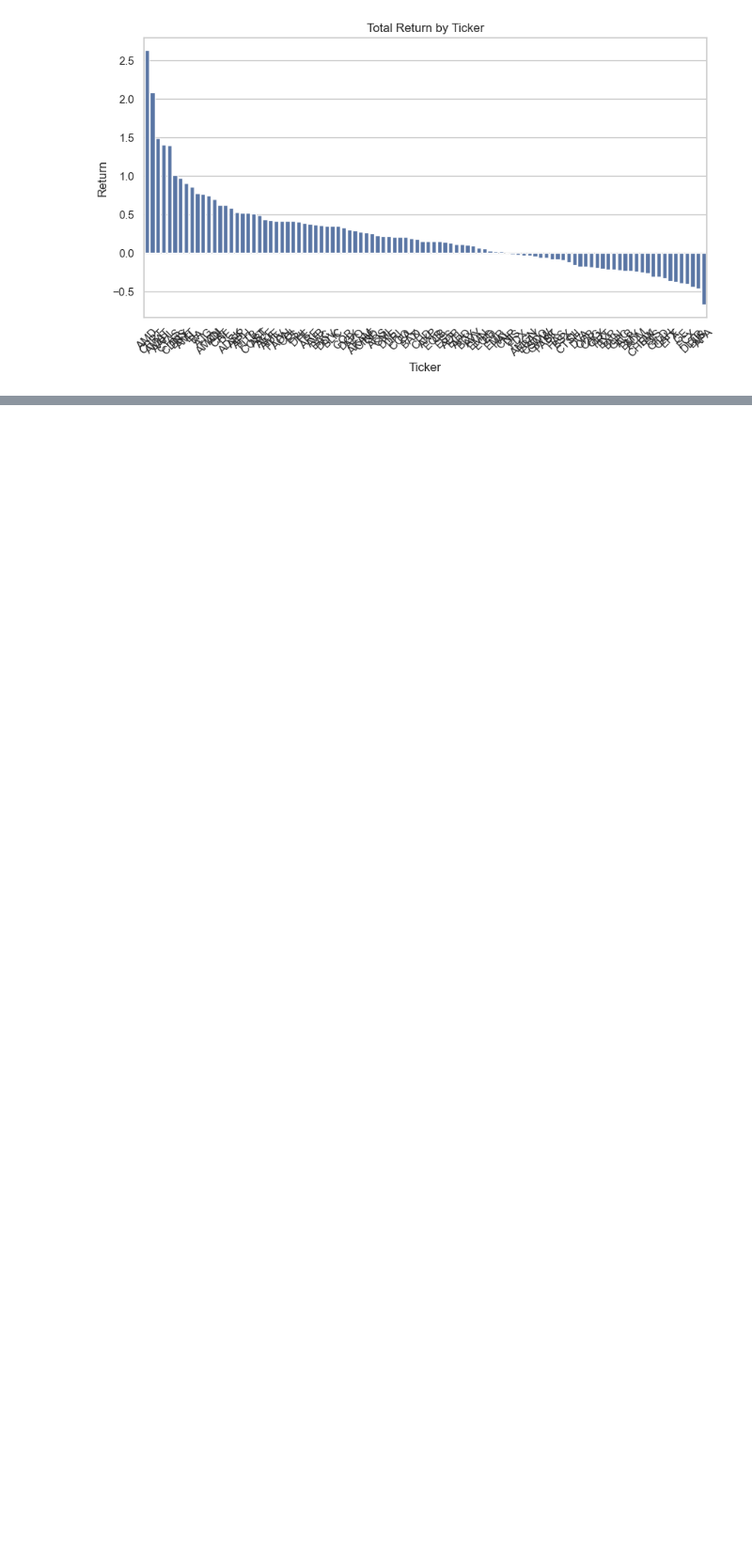
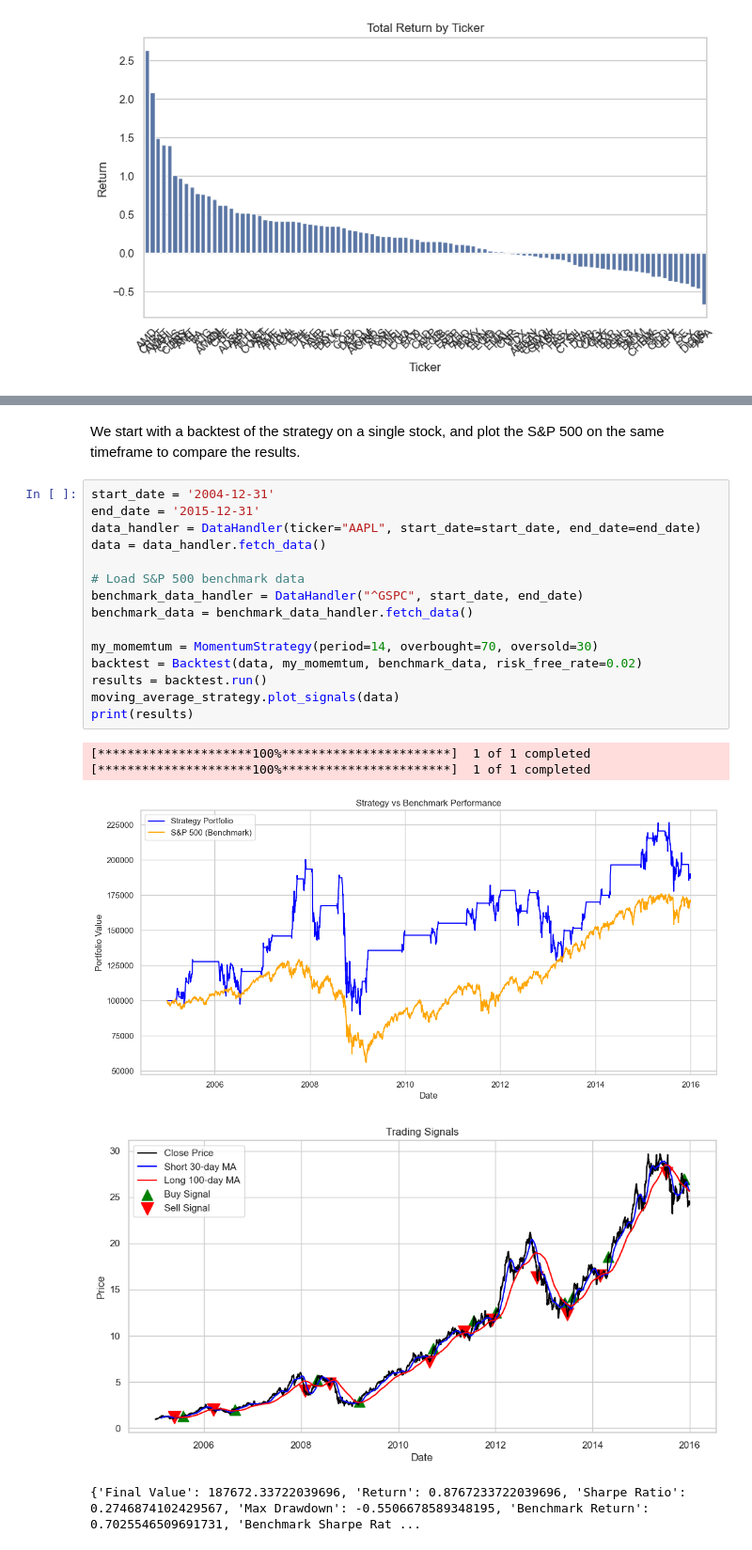
Before and after one commit to gpelleri/AMP_Algorithmic_Trading, a Jupyter notebook: strategies/Moving Averages & Momemtum.ipynb, the cells around one changed output, grey strips where cells are left out. Shown at 94% size. Drawn from its saved outputs; the diff is of its cells as text; blank space fills up the shorter version.

Commit message:
Out of sample for Momemtum

```diff
--- a/strategies/Moving Averages & Momemtum.ipynb
+++ b/strategies/Moving Averages & Momemtum.ipynb
@@ -372,0 +357,23 @@ print(performance_df)
+# %% [markdown]
+We start with a backtest of the strategy on a single stock, and plot the S&P 500 on the same timeframe to compare the results.
+# %%
+start_date = '2004-12-31'
+end_date = '2015-12-31'
+data_handler = DataHandler(ticker="AAPL", start_date=start_date, end_date=end_date)
+data = data_handler.fetch_data()
+
+# Load S&P 500 benchmark data
+benchmark_data_handler = DataHandler("^GSPC", start_date, end_date)
+benchmark_data = benchmark_data_handler.fetch_data()
+
+my_momemtum = MomentumStrategy(period=14, overbought=70, oversold=30)
+backtest = Backtest(data, my_momemtum, benchmark_data, risk_free_rate=0.02)
+results = backtest.run()
+moving_average_strategy.plot_signals(data)
+print(results)
+# %% [output]
+[*********************100%***********************]  1 of 1 completed
+[*********************100%***********************]  1 of 1 completed
+[figure, added]
+[figure, added]
+{'Final Value': 187672.33722039696, 'Return': 0.8767233722039696, 'Sharpe Ratio': 0.2746874102429567, 'Max Drawdown': -0.5506678589348195, 'Benchmark Return': 0.7025546509691731, 'Benchmark Sharpe Rat ...
```
Also changed, not shown: parts of 11 cells of this notebook, 1 other file.
